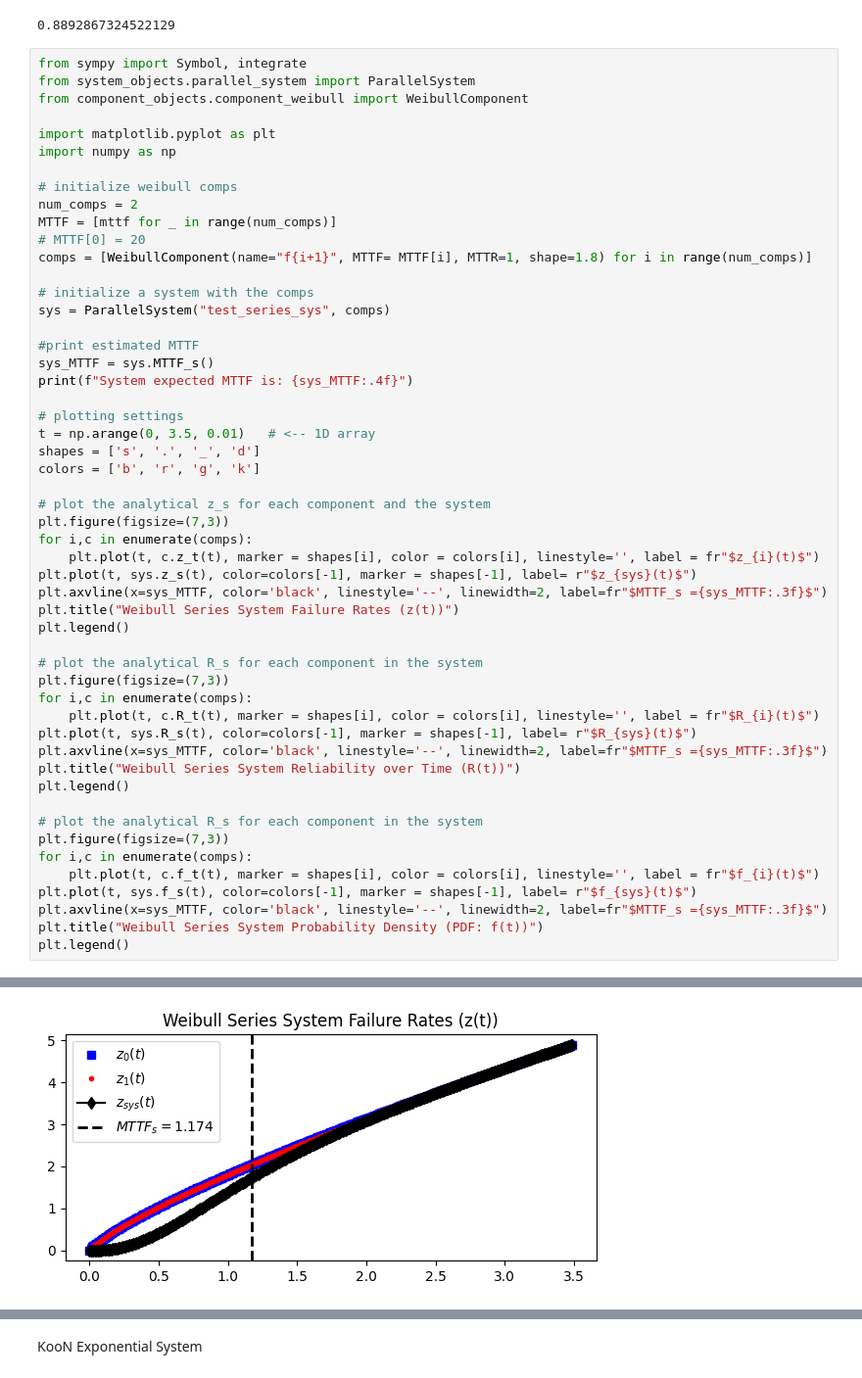
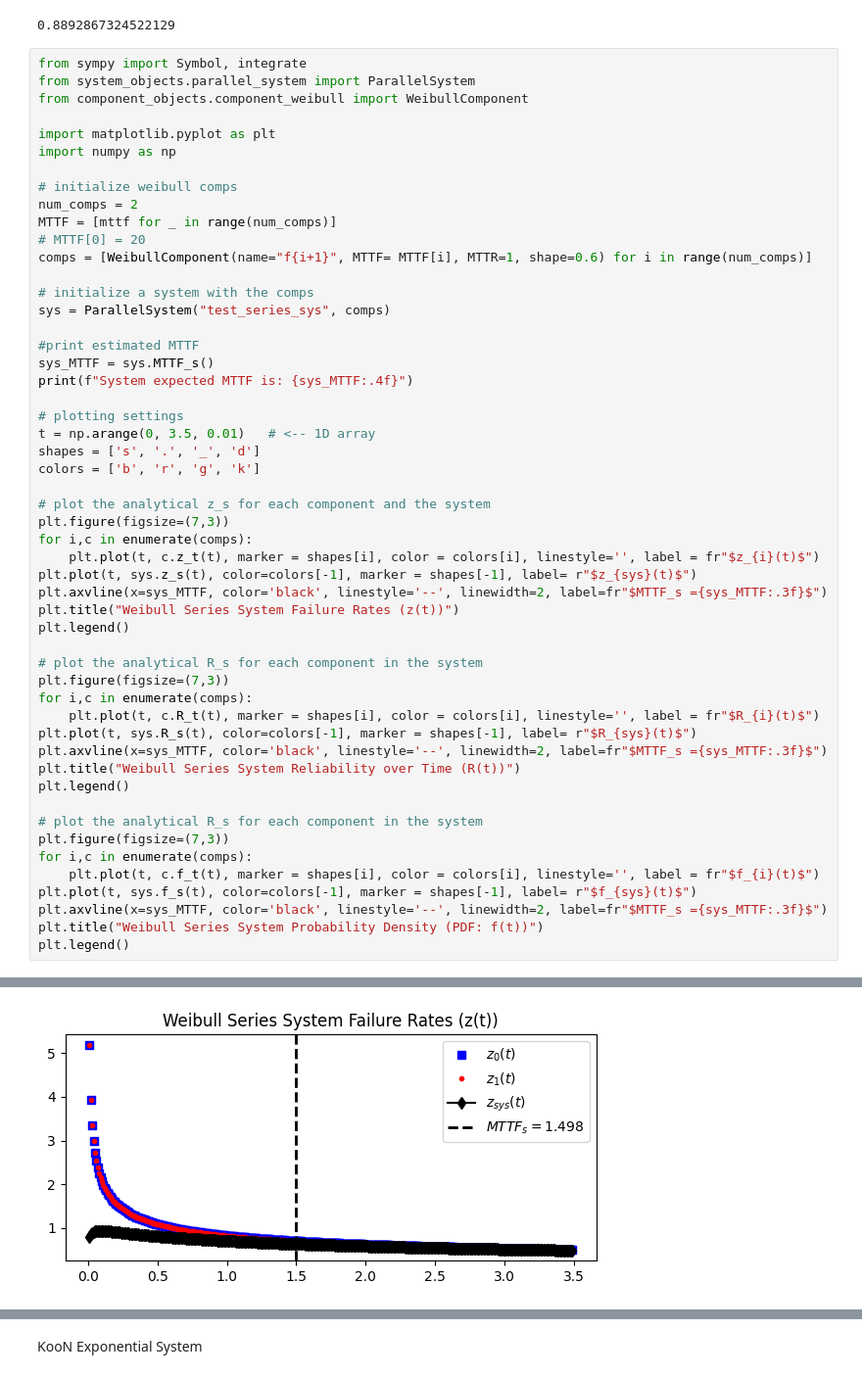
Before and after one commit to andreyaW/KISS2, a Jupyter notebook: object_testing_notebooks/system_test.ipynb, the cells around one changed output, grey strips where cells are left out. Shown at 98% size. Drawn from its saved outputs; the diff is of its cells as text.

```diff
--- a/object_testing_notebooks/system_test.ipynb
+++ b/object_testing_notebooks/system_test.ipynb
@@ -77,7 +77,7 @@ import numpy as np
 num_comps = 2
 MTTF = [mttf for _ in range(num_comps)]
 # MTTF[0] = 20
-comps = [WeibullComponent(name="f{i+1}", MTTF= MTTF[i], MTTR=1, shape=1.8) for i in range(num_comps)]
+comps = [WeibullComponent(name="f{i+1}", MTTF= MTTF[i], MTTR=1, shape=0.6) for i in range(num_comps)]
 
 # initialize a system with the comps
 sys = ParallelSystem("test_series_sys", comps)
@@ -122,2 +122,2 @@ System expected MTTF is: 1.1735
 <matplotlib.legend.Legend at 0x...>
-[figure, old version]
+[figure, new version]
```
Also changed, not shown: parts of 4 cells of this notebook, 9 other files.
